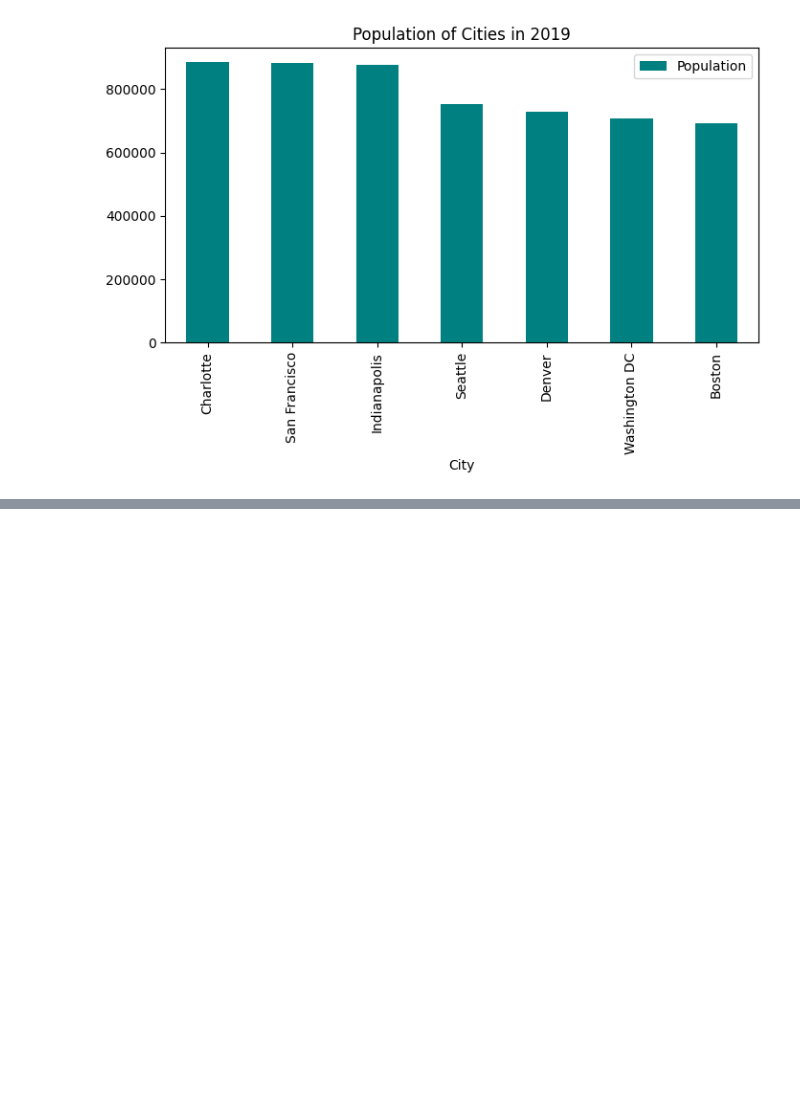
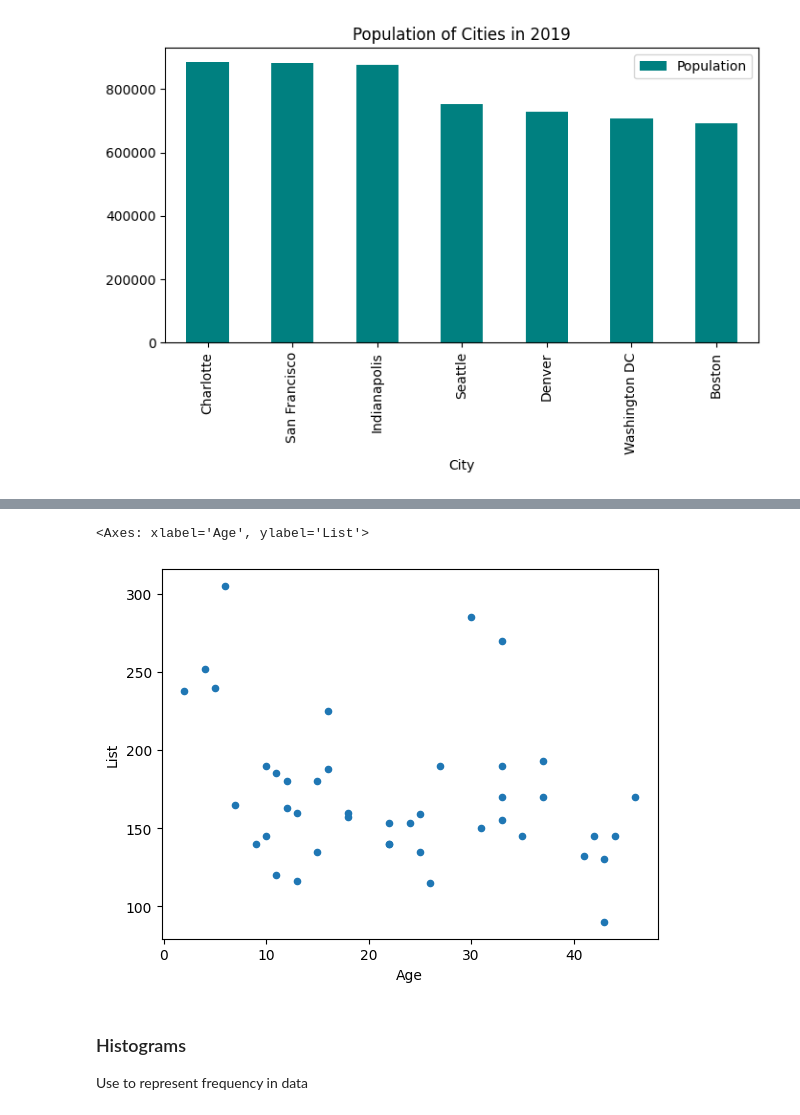
Before and after one commit to CS4580/my-notes-JulianArchuleta, a Jupyter notebook: module4/intro_plotting_v2.ipynb, the cells around one changed output, grey strips where cells are left out. Saved outputs shown, nothing was run; the diff lists cells and outputs as text; code cells hidden in the pictures; blank space fills up the shorter version.

```diff
--- a/module4/intro_plotting_v2.ipynb
+++ b/module4/intro_plotting_v2.ipynb
@@ -70,0 +97,12 @@ cites_2019_df.plot(kind='barh', x='City', y='Population', title='Population of C
+# %%
+# If you wat to eliminate outliers, you can filter the data before plotting
+houses_plot_df = houses_df[houses_df['Age'] < 50]
+houses_plot_df = houses_plot_df[houses_plot_df['List'] < 350]
+# Plot the data
+houses_plot_df.plot(kind='scatter', x='Age', y='List')
+# %% [output]
+<Axes: xlabel='Age', ylabel='List'>
+[figure, added]
+# %% [markdown]
+### Histograms
+Use to represent frequency in data
```
Also changed, not shown: parts of 17 cells of this notebook, 1 other file.
